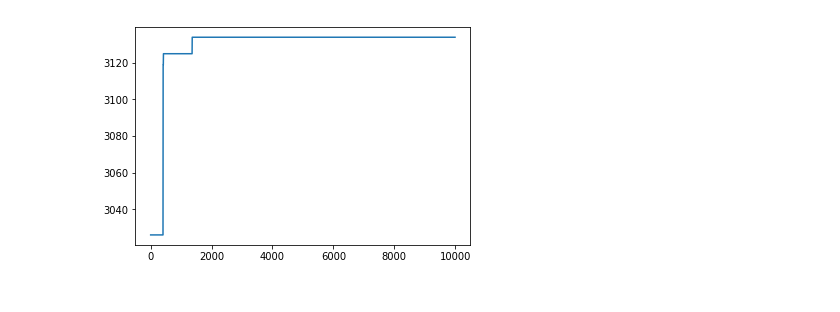
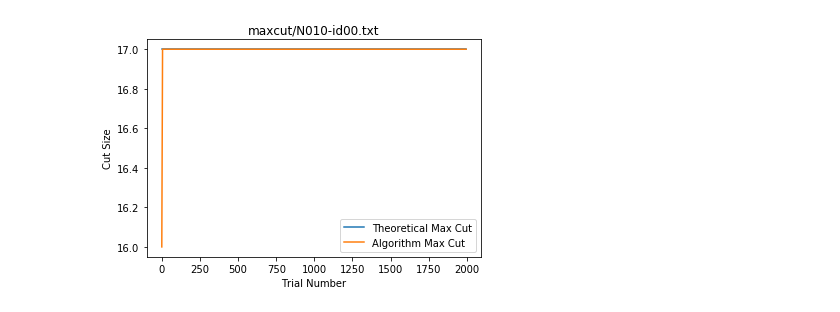
Before and after one commit to lili-chen/ising-optimization-rbm, a Jupyter notebook: performance_with_trial_number-discrete.ipynb, the cells around one changed output. Saved outputs shown, nothing was run; the diff lists cells and outputs as text; code cells hidden in the pictures.

Commit message:
trial number plots

```diff
--- a/performance_with_trial_number-discrete.ipynb
+++ b/performance_with_trial_number-discrete.ipynb
@@ -59,4 +3,13 @@ plot_max_cut_efficiency_discrete("maxcut/N140-id00.txt", 10000, 5)
-# %%
-plot_max_cut_efficiency_discrete("maxcut/N150-id00.txt", 10000, 5)
-# %% [output]
-[figure, removed]
+# %%
+file_name = "gs_maxcut.txt"
+file1 = open(file_name,"r")
+first_line = file1.readline()[:-1].split("\t") # first line
+
+all_files = []
+for line in file1:
+    arr = line[:-1].split("\t")
+    all_files += [[int(elem) for elem in arr]]
+# %%
+plot_max_cut_efficiency_discrete(0, 0, all_files, 2000, 5)
+# %% [output]
+[figure, added]
```
Also changed, not shown: parts of 28 cells of this notebook, 4 other files.
